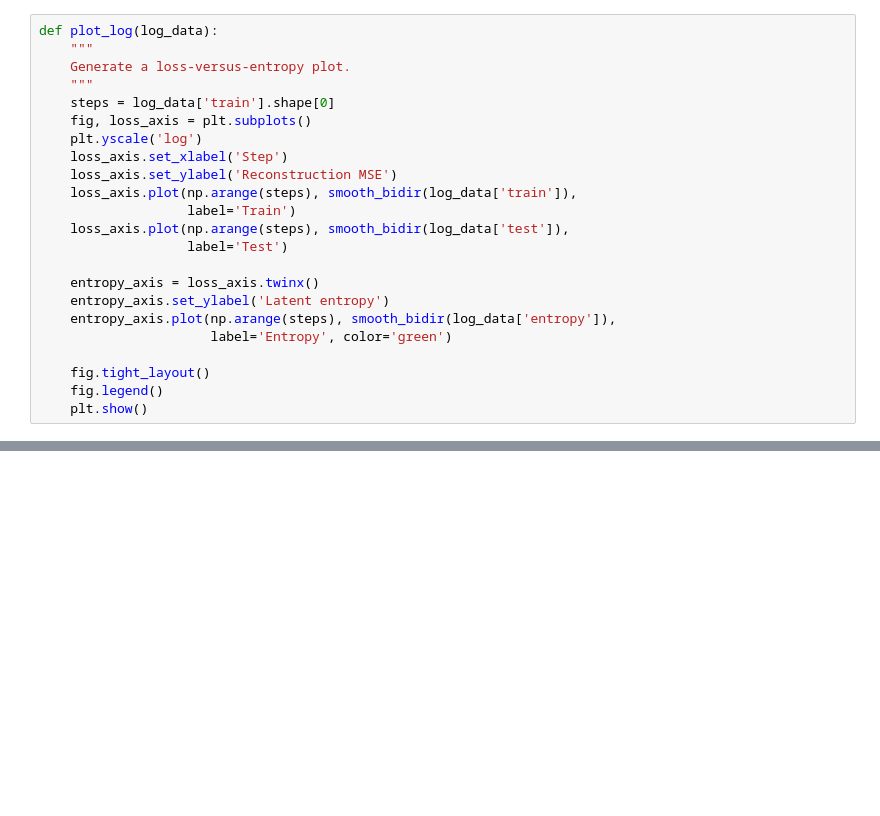
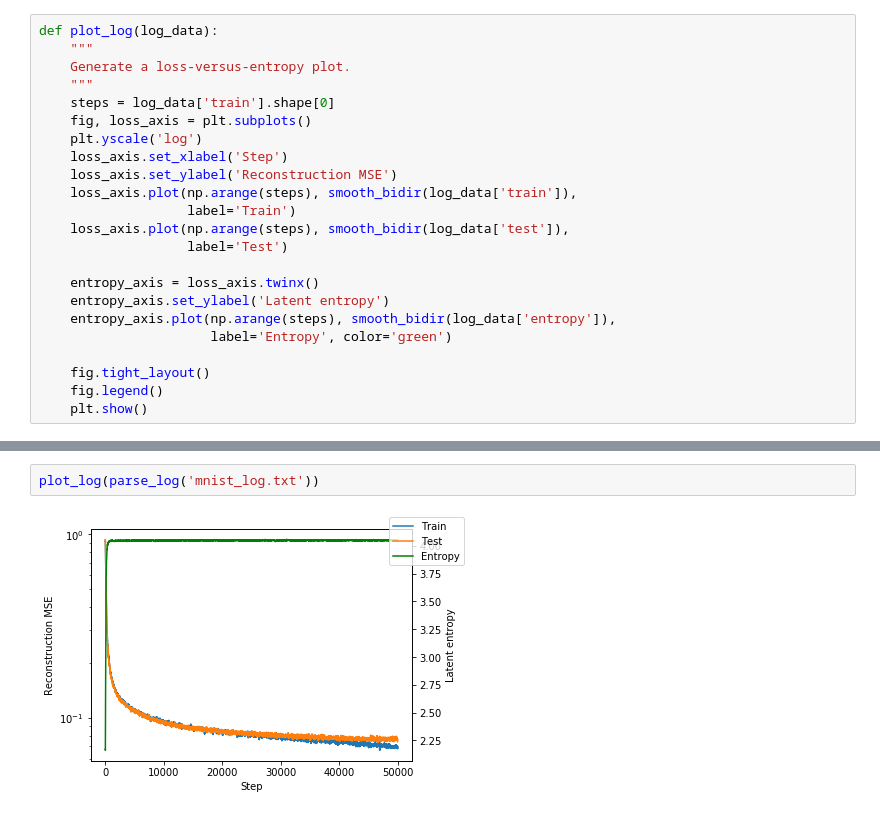
Before and after one commit to unixpickle/vq-draw, a Jupyter notebook: training_logs/plots.ipynb, the cells around one changed output, grey strips where cells are left out. Saved outputs shown, nothing was run; the diff lists cells and outputs as text; blank space fills up the shorter version.

Commit message:
add MNIST training log and plots

```diff
--- a/training_logs/plots.ipynb
+++ b/training_logs/plots.ipynb
@@ -76,0 +77,4 @@ plot_log(parse_log('svhn_log.txt', step_interval=16))
+# %%
+plot_log(parse_log('mnist_log.txt'))
+# %% [output]
+[figure, added]
```
Also changed, not shown: parts of 1 cell of this notebook, 1 other file.
